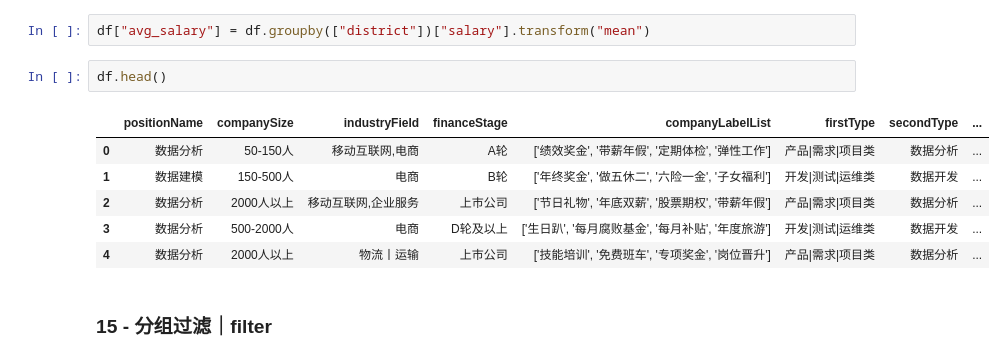
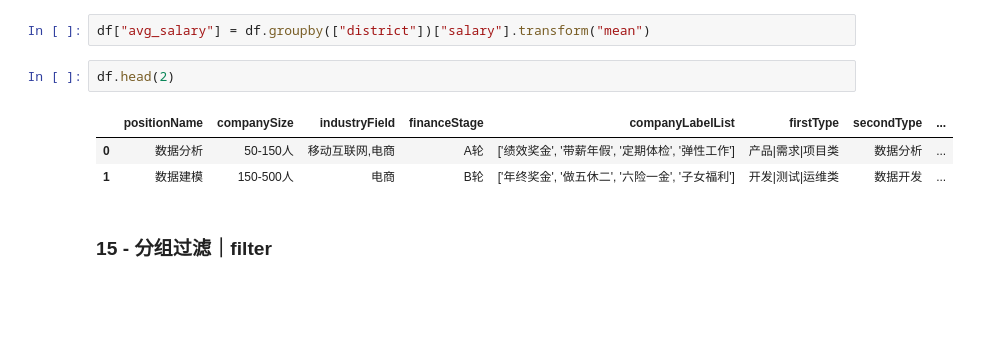
Before and after one commit to tungsten106/Pandas_Advanced_Exercise, a Jupyter notebook: 6 - 数据分组与聚合/数据分组与聚合.ipynb, the cells around one changed output. Drawn from its saved outputs; the diff is of its cells as text; blank space fills up the shorter version.

```diff
--- a/6 - 数据分组与聚合/数据分组与聚合.ipynb
+++ b/6 - 数据分组与聚合/数据分组与聚合.ipynb
@@ -300,14 +303,11 @@ pd.DataFrame(df.groupby(["workYear", "education"])["salary"].mean())
 # %%
 df["avg_salary"] = df.groupby(["district"])["salary"].transform("mean")
 # %%
-df.head()
+df.head(2)
 # %% [output]
 |  | positionName | companySize | industryField | financeStage | companyLabelList | firstType | secondType | ... |
 | 0 | 数据分析 | 50-150人 | 移动互联网,电商 | A轮 | ['绩效奖金', '带薪年假', '定期体检', '弹性工作'] | 产品|需求|项目类 | 数据分析 | ... |
 | 1 | 数据建模 | 150-500人 | 电商 | B轮 | ['年终奖金', '做五休二', '六险一金', '子女福利'] | 开发|测试|运维类 | 数据开发 | ... |
-| 2 | 数据分析 | 2000人以上 | 移动互联网,企业服务 | 上市公司 | ['节日礼物', '年底双薪', '股票期权', '带薪年假'] | 产品|需求|项目类 | 数据分析 | ... |
-| 3 | 数据分析 | 500-2000人 | 电商 | D轮及以上 | ['生日趴', '每月腐败基金', '每月补贴', '年度旅游'] | 开发|测试|运维类 | 数据开发 | ... |
-| 4 | 数据分析 | 2000人以上 | 物流丨运输 | 上市公司 | ['技能培训', '免费班车', '专项奖金', '岗位晋升'] | 产品|需求|项目类 | 数据分析 | ... |
 # %% [markdown]
 ### 15 - 分组过滤｜filter
 # %% [markdown]
```
Also changed, not shown: parts of 12 cells of this notebook.
